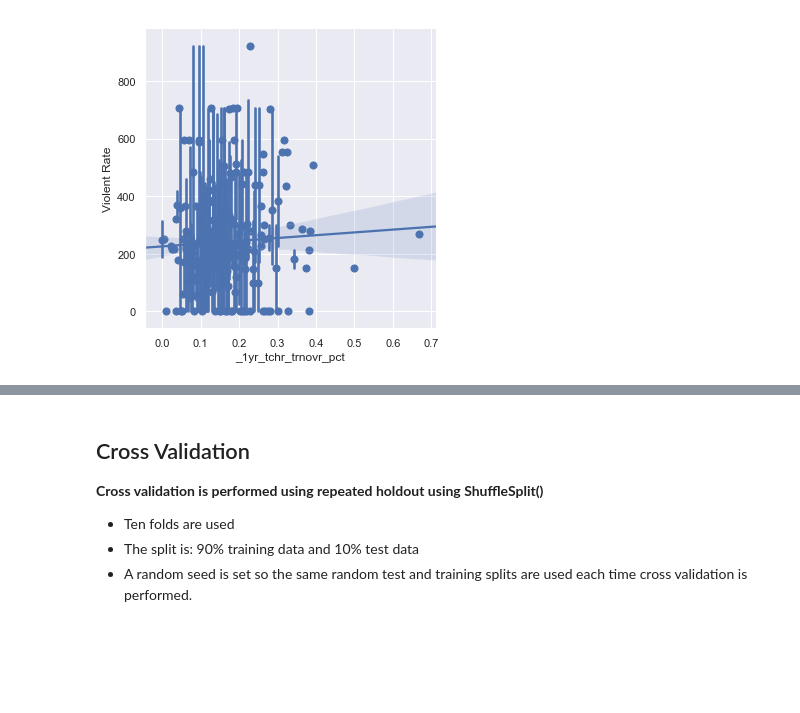
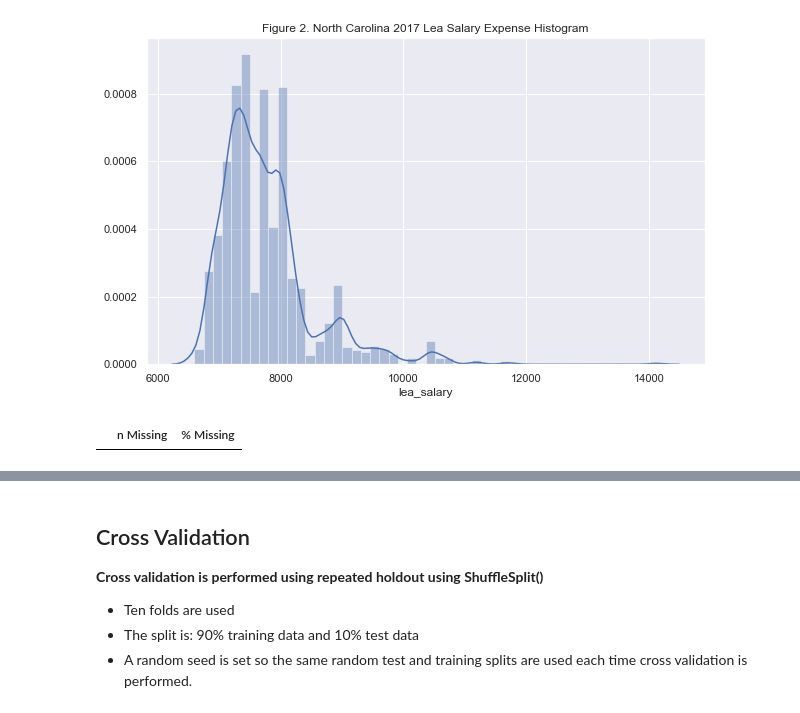
Before and after one commit to wtubin/TeacherRetentionofNC, a Jupyter notebook: 2017/Models/2017TeacherAttritionRatePredict.ipynb, the cells around one changed output, grey strips where cells are left out. Saved outputs shown, nothing was run; the diff lists cells and outputs as text; code cells hidden in the pictures; blank space fills up the shorter version.

```diff
--- a/2017/Models/2017TeacherAttritionRatePredict.ipynb
+++ b/2017/Models/2017TeacherAttritionRatePredict.ipynb
@@ -69,4 +69,35 @@ ax = sns.scatterplot(x="_1yr_tchr_trnovr_pct", y="student_num", data=schData)
-# %%
-sns.lmplot(x="_1yr_tchr_trnovr_pct", y="Violent Rate", data=schData, x_estimator=np.mean);
-# %% [output]
-[figure, removed]
+# %%
+schData['lea_salary'] = schData['lea_total_expense_num']*schData['lea_salary_expense_pct']
+
+plt.figure(figsize=(10,6))
+lea_salary_expense_pct=schData.lea_salary_expense_pct
+ax = sns.distplot(schData['lea_salary']);
+plt.title("Figure 2. North Carolina 2017 Lea Salary Expense Histogram")
+plt.show()
+# %% [output]
+[figure, added]
+# %%
+#-----------------------------------------------------------------------------
+# Aggregating the data
+#-----------------------------------------------------------------------------
+schData_NullCols = schData.isnull().sum()
+schData_NullCols = schData_NullCols[schData_NullCols > 0]
+
+#-----------------------------------------------------------------------------
+# Renaming the headers for clarity
+#-----------------------------------------------------------------------------
+schData_NullCols = pd.DataFrame({'n Missing' : schData_NullCols,
+                                  '% Missing' : ((schData_NullCols / schData.shape[0])*100).round(2)})
+
+#-----------------------------------------------------------------------------
+# Sorting the dataframe
+#-----------------------------------------------------------------------------
+schData_NullCols = schData_NullCols.sort_values('n Missing')
+
+#-----------------------------------------------------------------------------
+# Color coding the results for enhanced visualization of results
+#-----------------------------------------------------------------------------
+cm = sns.light_palette("red", as_cmap=True)
+schData_NullCols.style.background_gradient(cmap=cm)
+# %% [output]
+|  | n Missing | % Missing |
```
Also changed, not shown: parts of 34 cells of this notebook, 45 other files.
